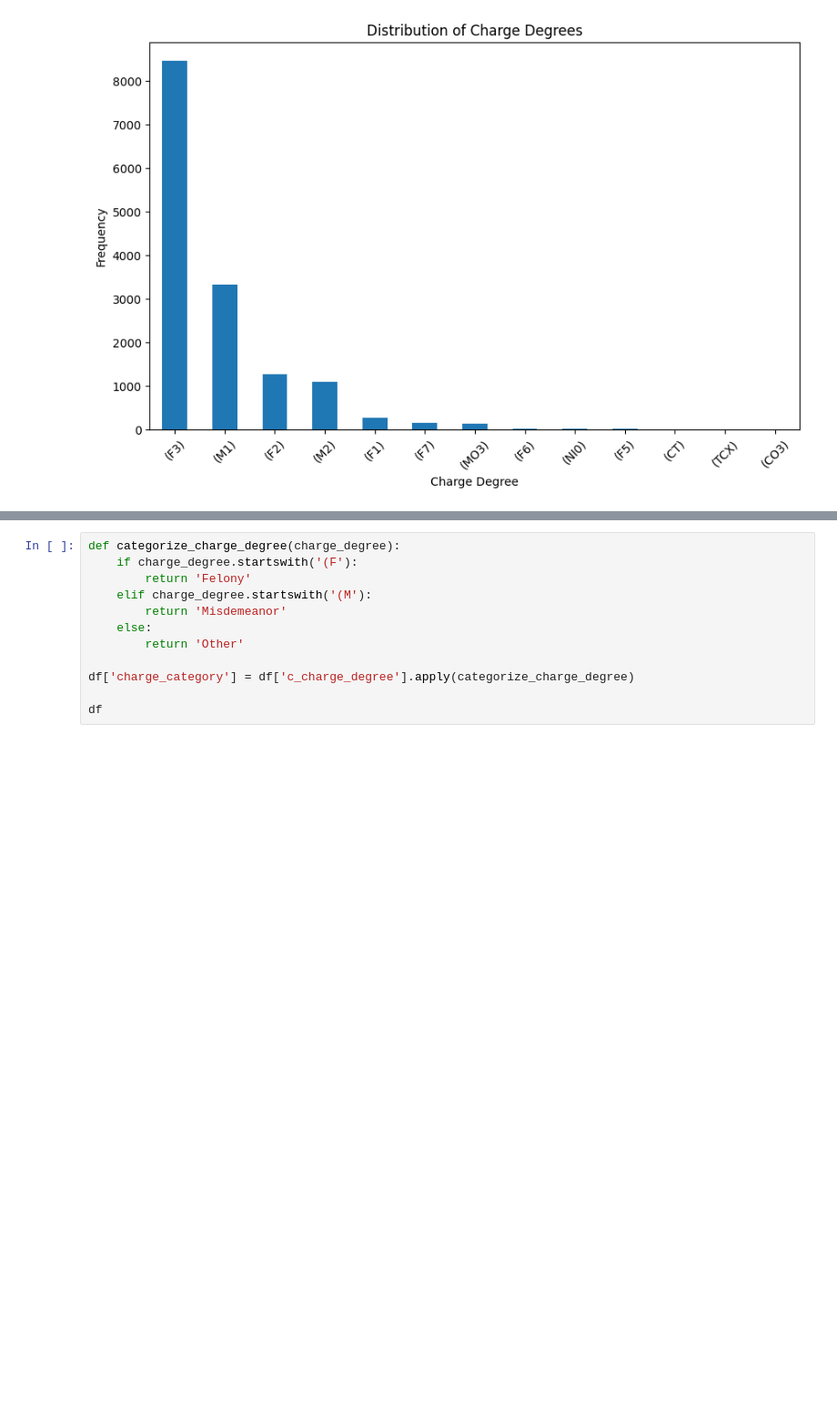
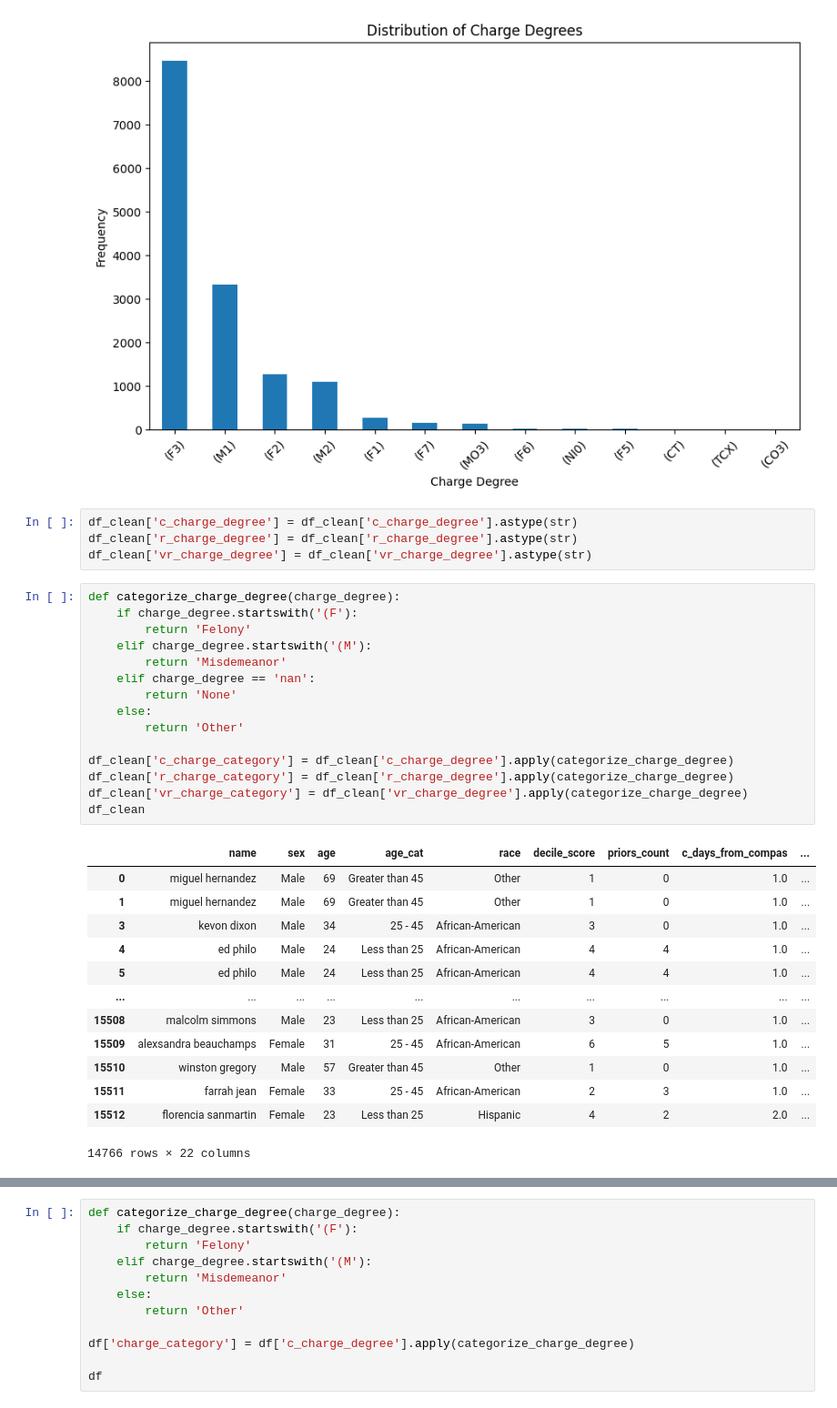
Before and after one commit to RonangLeSang/PROJ831, a Jupyter notebook: charges_analysis.ipynb, the cells around one changed output, grey strips where cells are left out. Shown at 91% size. Saved outputs shown, nothing was run; the diff lists cells and outputs as text; blank space fills up the shorter version.

```diff
--- a/charges_analysis.ipynb
+++ b/charges_analysis.ipynb
@@ -166,4 +150,37 @@ plt.xticks(rotation=45)
 plt.show()
 # %% [output]
 [figure]
+# %%
+df_clean['c_charge_degree'] = df_clean['c_charge_degree'].astype(str)
+df_clean['r_charge_degree'] = df_clean['r_charge_degree'].astype(str)
+df_clean['vr_charge_degree'] = df_clean['vr_charge_degree'].astype(str)
+# %%
+def categorize_charge_degree(charge_degree):
+    if charge_degree.startswith('(F'):
+        return 'Felony'
+    elif charge_degree.startswith('(M'):
+        return 'Misdemeanor'
+    elif charge_degree == 'nan':
+        return 'None'
+    else:
+        return 'Other'
+
+df_clean['c_charge_category'] = df_clean['c_charge_degree'].apply(categorize_charge_degree)
+df_clean['r_charge_category'] = df_clean['r_charge_degree'].apply(categorize_charge_degree)
+df_clean['vr_charge_category'] = df_clean['vr_charge_degree'].apply(categorize_charge_degree)
+df_clean
+# %% [output]
+|  | name | sex | age | age_cat | race | decile_score | priors_count | c_days_from_compas | ... |
+| 0 | miguel hernandez | Male | 69 | Greater than 45 | Other | 1 | 0 | 1.0 | ... |
+| 1 | miguel hernandez | Male | 69 | Greater than 45 | Other | 1 | 0 | 1.0 | ... |
+| 3 | kevon dixon | Male | 34 | 25 - 45 | African-American | 3 | 0 | 1.0 | ... |
+| 4 | ed philo | Male | 24 | Less than 25 | African-American | 4 | 4 | 1.0 | ... |
+| 5 | ed philo | Male | 24 | Less than 25 | African-American | 4 | 4 | 1.0 | ... |
+| ... | ... | ... | ... | ... | ... | ... | ... | ... | ... |
+| 15508 | malcolm simmons | Male | 23 | Less than 25 | African-American | 3 | 0 | 1.0 | ... |
+| 15509 | alexsandra beauchamps | Female | 31 | 25 - 45 | African-American | 6 | 5 | 1.0 | ... |
+| 15510 | winston gregory | Male | 57 | Greater than 45 | Other | 1 | 0 | 1.0 | ... |
+| 15511 | farrah jean | Female | 33 | 25 - 45 | African-American | 2 | 3 | 1.0 | ... |
+| 15512 | florencia sanmartin | Female | 23 | Less than 25 | Hispanic | 4 | 2 | 2.0 | ... |
+14766 rows × 22 columns
 # %%
```
Also changed, not shown: parts of 5 cells of this notebook, 1 other file.
